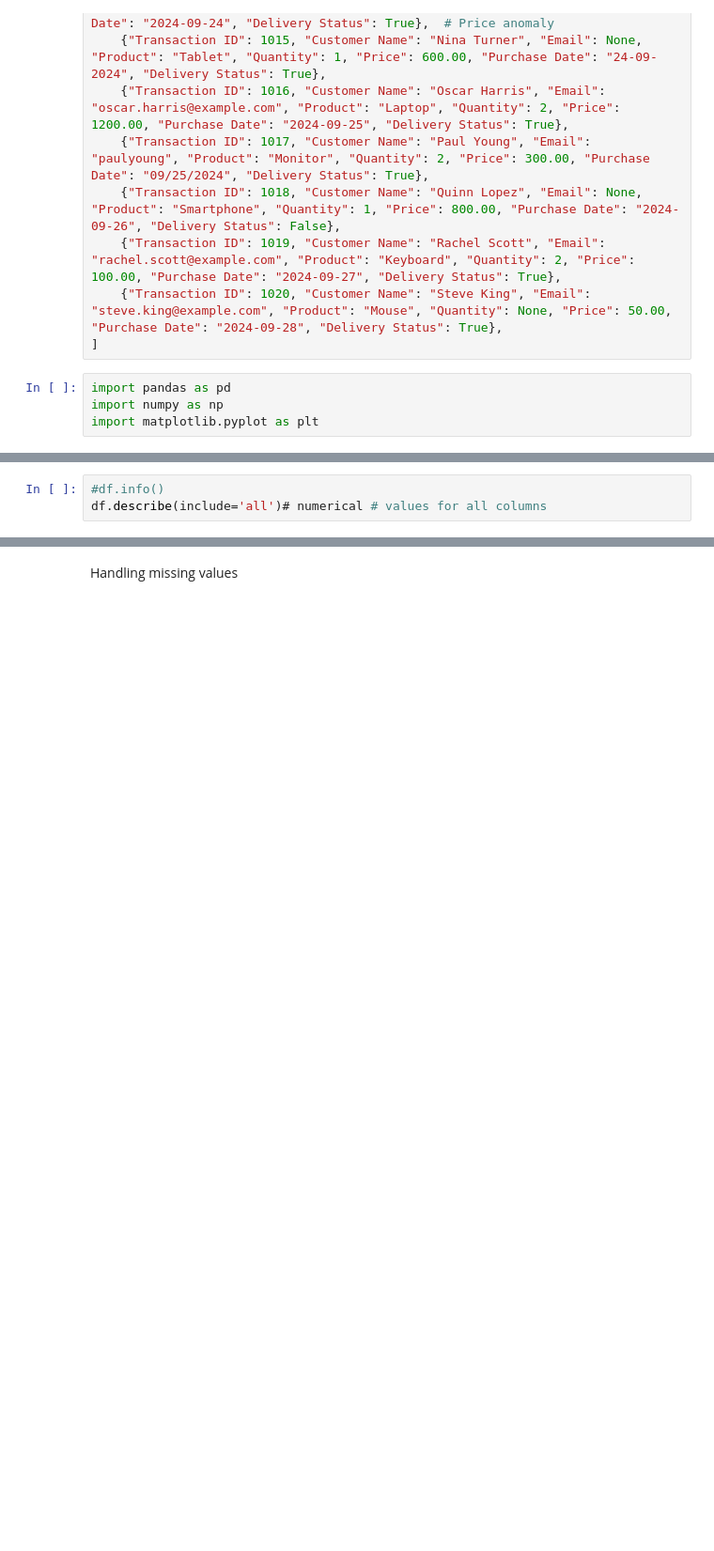
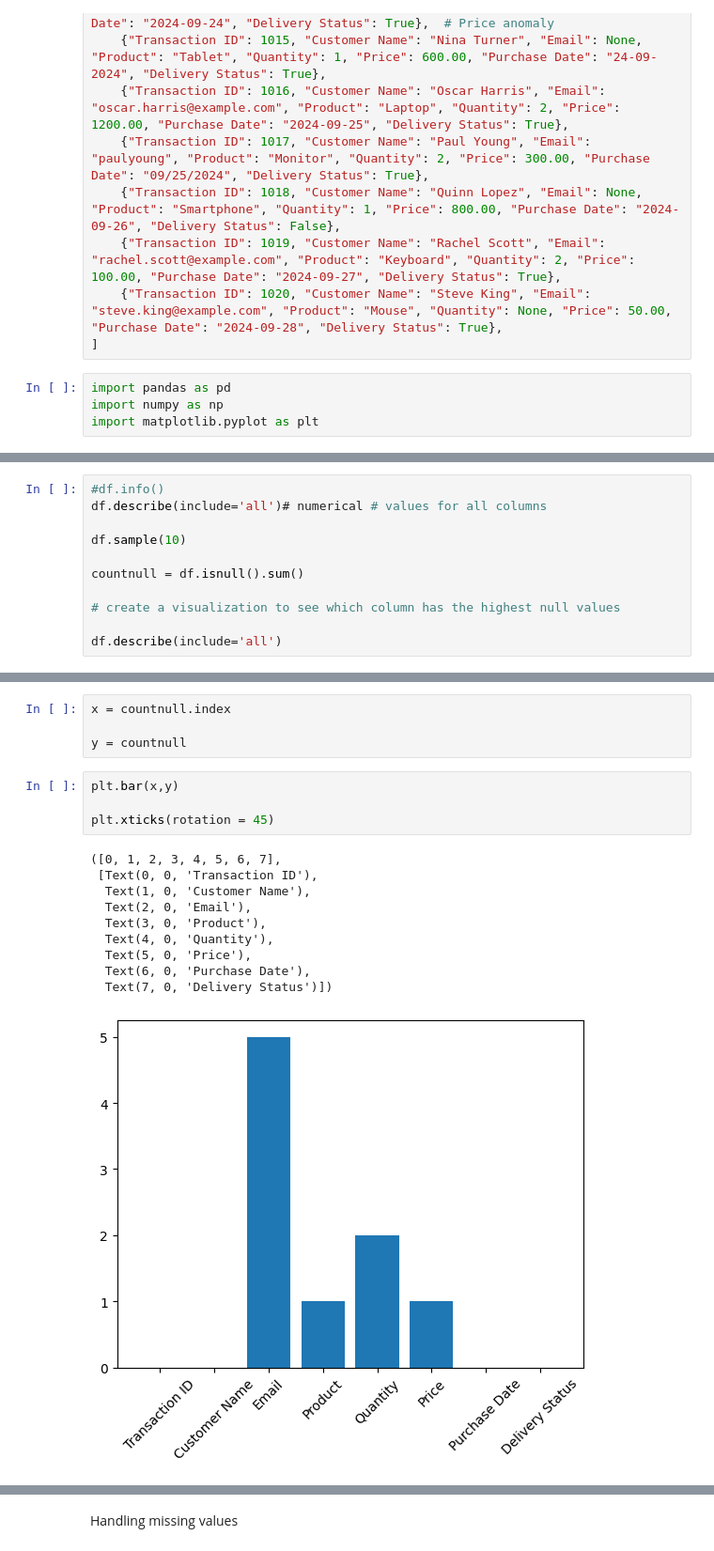
Before and after one commit to domandaris-89/AIML-Batch2, a Jupyter notebook: Day 15 - Data Handling - Cleaning/in class Data Handling.ipynb, the cells around one changed output, grey strips where cells are left out. Shown: that part at 94% size. Saved outputs shown, nothing was run; the diff lists cells and outputs as text; blank space fills up the shorter version.

```diff
--- a/Day 15 - Data Handling - Cleaning/in class Data Handling.ipynb
+++ b/Day 15 - Data Handling - Cleaning/in class Data Handling.ipynb
@@ -50,3 +82,11 @@ x1
 # %%
 #df.info()
 df.describe(include='all')# numerical # values for all columns
+
+df.sample(10)
+
+countnull = df.isnull().sum()
+
+# create a visualization to see which column has the highest null values
+
+df.describe(include='all')
@@ -53,2 +143,21 @@ df.describe(include='all')# numerical # values for all columns
+# %%
+x = countnull.index
+
+y = countnull
+# %%
+plt.bar(x,y)
+
+plt.xticks(rotation = 45)
+# %% [output]
+([0, 1, 2, 3, 4, 5, 6, 7],
+ [Text(0, 0, 'Transaction ID'),
+  Text(1, 0, 'Customer Name'),
+  Text(2, 0, 'Email'),
+  Text(3, 0, 'Product'),
+  Text(4, 0, 'Quantity'),
+  Text(5, 0, 'Price'),
+  Text(6, 0, 'Purchase Date'),
+  Text(7, 0, 'Delivery Status')])
+[figure, added]
 # %%
 df.duplicated().sum()
```
Also changed, not shown: parts of 41 cells of this notebook.
